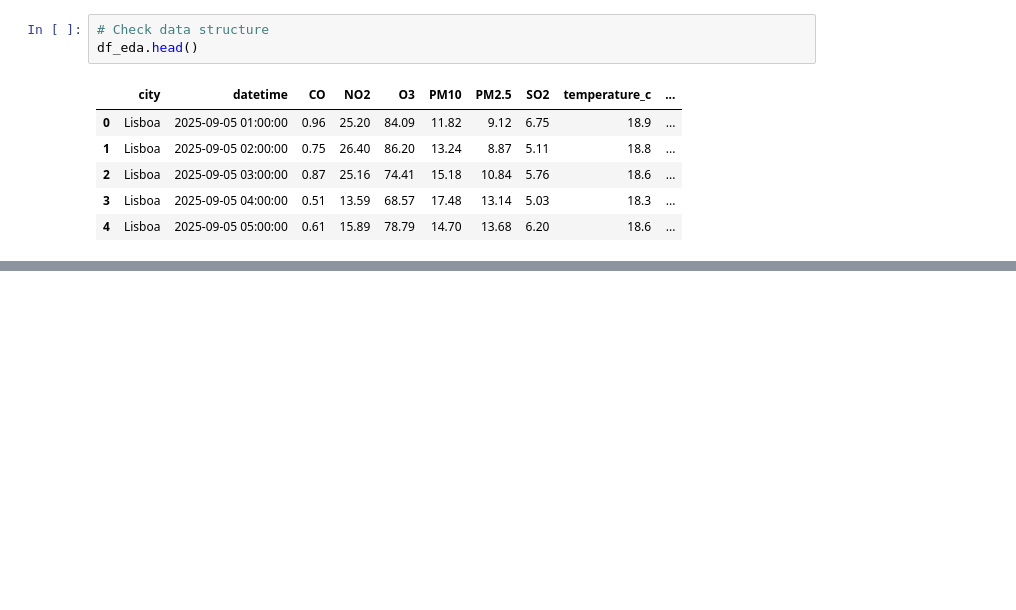
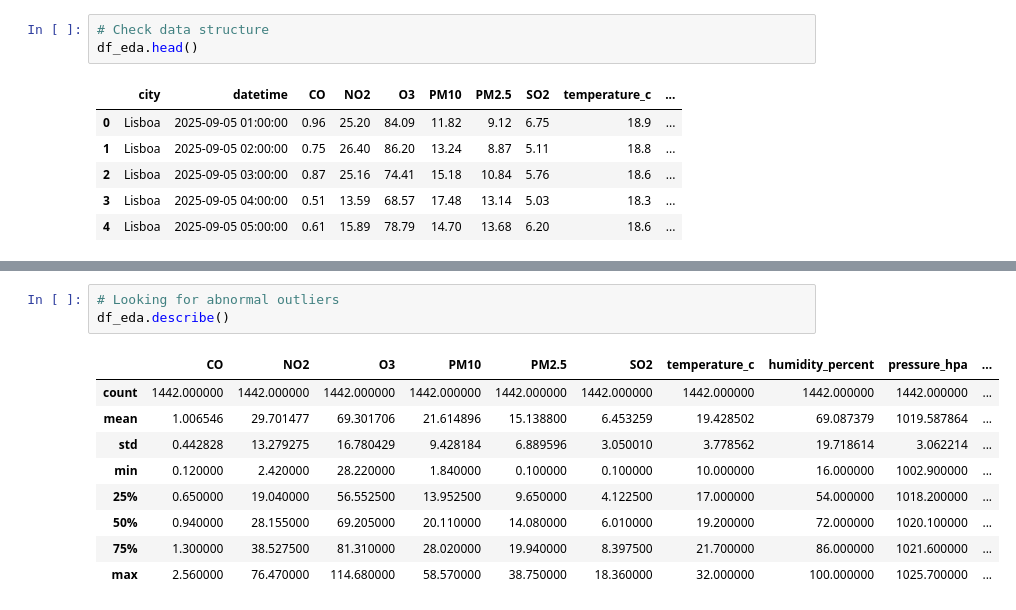
Before and after one commit to CatarinaMaria217/Proj1_AI, a Jupyter notebook: eda.ipynb, the cells around one changed output, grey strips where cells are left out. Cells and saved outputs as stored; diff of their text form; blank space fills up the shorter version.

```diff
--- a/eda.ipynb
+++ b/eda.ipynb
@@ -71,0 +93,13 @@ df_eda.head()
+# %%
+# Looking for abnormal outliers
+df_eda.describe()
+# %% [output]
+|  | CO | NO2 | O3 | PM10 | PM2.5 | SO2 | temperature_c | humidity_percent | pressure_hpa | ... |
+| count | 1442.000000 | 1442.000000 | 1442.000000 | 1442.000000 | 1442.000000 | 1442.000000 | 1442.000000 | 1442.000000 | 1442.000000 | ... |
+| mean | 1.006546 | 29.701477 | 69.301706 | 21.614896 | 15.138800 | 6.453259 | 19.428502 | 69.087379 | 1019.587864 | ... |
+| std | 0.442828 | 13.279275 | 16.780429 | 9.428184 | 6.889596 | 3.050010 | 3.778562 | 19.718614 | 3.062214 | ... |
+| min | 0.120000 | 2.420000 | 28.220000 | 1.840000 | 0.100000 | 0.100000 | 10.000000 | 16.000000 | 1002.900000 | ... |
+| 25% | 0.650000 | 19.040000 | 56.552500 | 13.952500 | 9.650000 | 4.122500 | 17.000000 | 54.000000 | 1018.200000 | ... |
+| 50% | 0.940000 | 28.155000 | 69.205000 | 20.110000 | 14.080000 | 6.010000 | 19.200000 | 72.000000 | 1020.100000 | ... |
+| 75% | 1.300000 | 38.527500 | 81.310000 | 28.020000 | 19.940000 | 8.397500 | 21.700000 | 86.000000 | 1021.600000 | ... |
+| max | 2.560000 | 76.470000 | 114.680000 | 58.570000 | 38.750000 | 18.360000 | 32.000000 | 100.000000 | 1025.700000 | ... |
```
Also changed, not shown: parts of 2 cells of this notebook.
